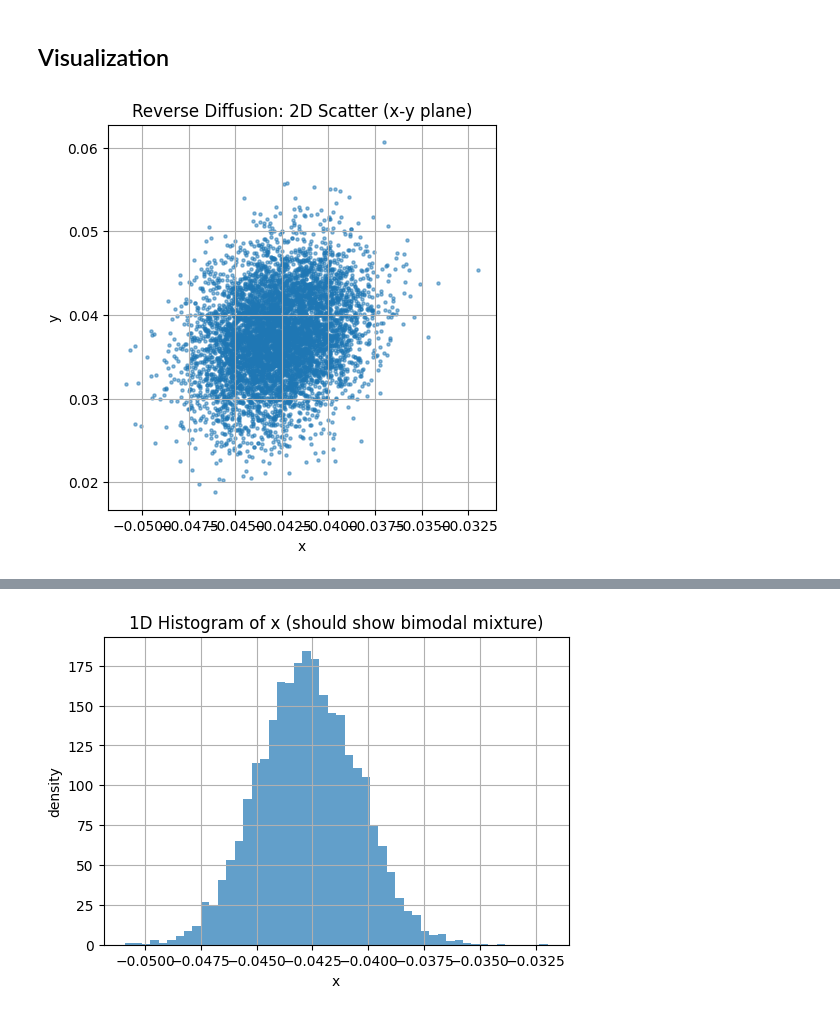
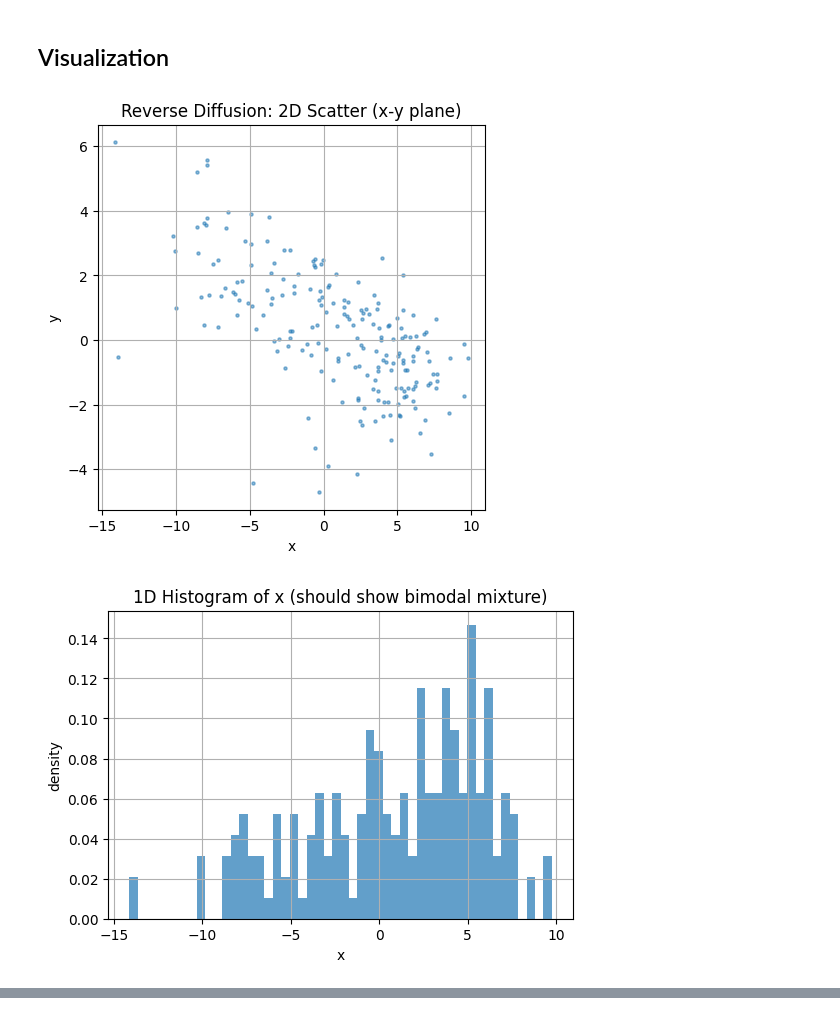
Before and after one commit to XuanWeiWang-999/1141ML-Final-Reconstructing-Ancient-Life-through-Molecular-Diffusion-Models313652018, a Jupyter notebook: code space/code_2.ipynb, the cells around one changed output, grey strips where cells are left out. Cells and saved outputs as stored; diff of their text form; code cells hidden in the pictures.

```diff
--- a/code space/code_2.ipynb
+++ b/code space/code_2.ipynb
@@ -285,7 +263,7 @@ if step % 500 == 0:
 ## Reverse Diffusion
 # %%
 @torch.no_grad()
-def reverse_sample_score(model, num_samples=200, n_points=N_POINTS):
+def reverse_sample_eps(model, num_samples, n_points=1):
     model.eval()
 
     x = torch.randn(num_samples, n_points, 3, device=device)
@@ -293,14 +271,28 @@ def reverse_sample_score(model, num_samples=200, n_points=N_POINTS):
     for t_idx in reversed(range(T)):
         t = torch.full((num_samples,), t_idx, device=device, dtype=torch.long)
 
-        # score model output
-        score = model(x, t)  # shape (B,N,3)
+        eps_hat = model(x, t)  # (B,N,3)
 
-        beta = betas[t_idx]
-        alpha = alphas[t_idx]
+        beta_t      = betas[t_idx]
+        alpha_t     = alphas[t_idx]
+        alpha_bar_t = alpha_bar[t_idx]
 
-        # reverse ODE (deterministic)
-        drift = -0.5 * beta * (x + score)
-        x = x + drift  # dt=1 scaled into beta
+        if t_idx > 0:
+            alpha_bar_prev = alpha_bar[t_idx - 1]
+        else:
+            alpha_bar_prev = torch.tensor(1.0, device=device)
+
+        # DDPM 的 mean
+        coef1 = 1 / torch.sqrt(alpha_t)
+        coef2 = beta_t / torch.sqrt(1 - alpha_bar_t)
+        mean  = coef1 * (x - coef2 * eps_hat)
+
+        if t_idx > 0:
+            sigma_t = torch.sqrt((1 - alpha_bar_prev) / (1 - alpha_bar_t) * beta_t)
+            noise = torch.randn_like(x)
+            x = mean + sigma_t * noise
+        else:
+            x = mean
+
 
     return x.cpu()
@@ -405,8 +361,11 @@ def plot_scatter_3d(samples):
 
     plt.show()
 # %%
-samples = reverse_sample(model, num_samples=200, n_points=32)
-
+samples = reverse_sample_eps(model, num_samples=200, n_points=1)
 plot_scatter_2d(samples)
+plot_histogram_x(samples)
+plot_kde_heatmap(samples)
+plot_scatter_3d(samples)
 # %% [output]
-[figure, old version]
+[figure, new version]
+[figure, added]
@@ -413,4 +373,0 @@ plot_scatter_2d(samples)
-# %%
-plot_histogram_x(samples)
-# %% [output]
-[figure, removed]
```
Also changed, not shown: parts of 11 cells of this notebook.
